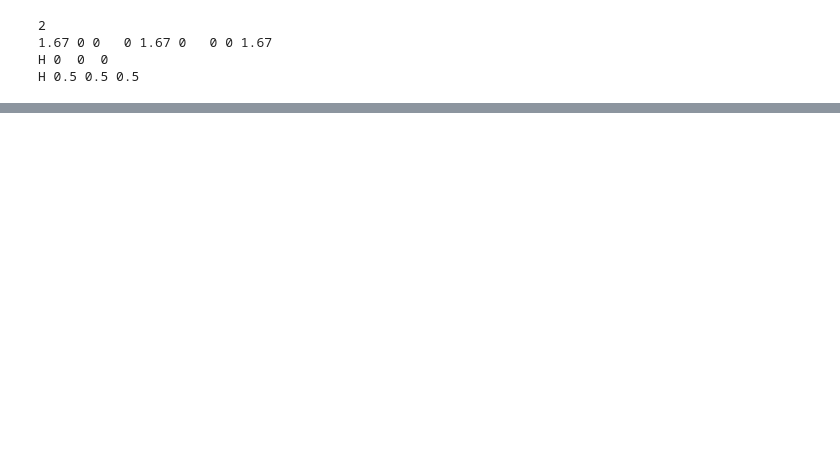
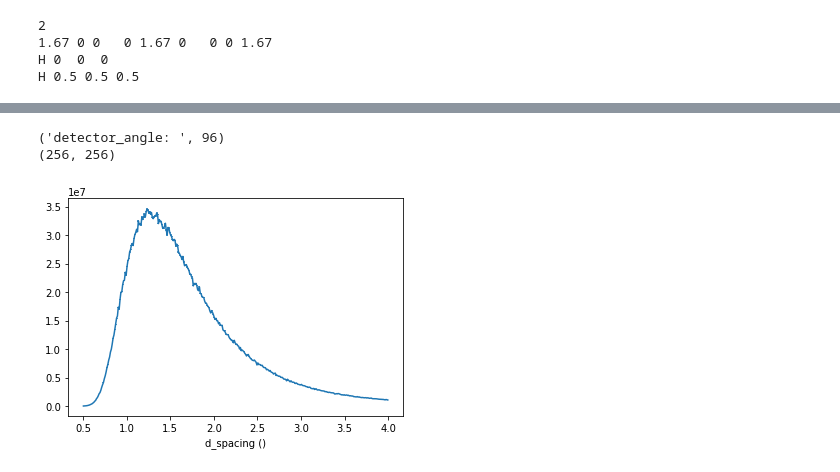
Before and after one commit to Fahima-Islam/HB3A_simulation, a Jupyter notebook: results/execution_and_visualization_of_results.ipynb, the cells around one changed output, grey strips where cells are left out. Cells and saved outputs as stored; diff of their text form; code cells hidden in the pictures; blank space fills up the shorter version.

```diff
--- a/results/execution_and_visualization_of_results.ipynb
+++ b/results/execution_and_visualization_of_results.ipynb
@@ -50,8 +55,8 @@ if not libpath in sys.path:
 # %%
 from COnversion_MCSTAStoMCVINE_file import mcstas2mcvine
 
-mcstas_file_name = 'neutrons_at_sample.dat'
-mcvine_file_name= 'neutrons_at_sample_mcvine.dat'
+mcstas_file_name = 'neutrons_at_sample_ncounts_1e7.dat'
+mcvine_file_name= 'neutrons_at_sample_HB3A_ncounts_1e7_mcvine.dat'
 Mcstas_file_path=os.path.join(parent_dir, 'results/{mcstas_file_name}'.format(mcstas_file_name=mcstas_file_name))
 McVine_file_path=os.path.join(parent_dir, 'results/{mcvine_file_name}'.format(mcvine_file_name=mcvine_file_name))
 
@@ -98,12 +119,21 @@ Image(url= "https://raw.githubusercontent.com/Fahima-Islam/HB3A_simulation/maste
 # %%
+scaterer_type_name = 'plastic_collimator'
+path_tosave_collimator_geometry = os.path.join(parent_dir, 'results')
+collimator_geo_file_Name = COLLIMATOR_GEOMETRY_FILE_NAME
+collimator_geo_file = os.path.join (path_tosave_collimator_geometry, collimator_geo_file_Name)
+
 import scattering_kernal_program as skp
 kernel_type = 'inelastic'
-scaterer_type_name = 'plastic_collimator'
+
 S_Q_E = "exp(-2.07*Q*Q/30.)"
 Q_min = "0./angstrom"
 Q_max = "15./angstrom"
 Energy_transfer = '-2.07*Q*Q'
+absorption_factor=0
+scattering_factor=1
+transmission_factor=3
 path_toSave_scateringKernel_file = os.path.join(parent_dir, 'results')
 
 skp.makeSKXML(kernel_type,path_toSave_scateringKernel_file, scaterer_type_name,
+              absorption=absorption_factor,scattering=scattering_factor,transmission=transmission_factor,
               E=Energy_transfer, S_Q_E=S_Q_E, Qmin=Q_min, Qmax=Q_max)
@@ -134,0 +194,49 @@ H 0.5 0.5 0.5
+# %%
+import optimizer as opt
+coll=opt.Optimizer()
+
+coll.parameters(    source_file = mcvine_file_name,
+                    beam_path='.',
+                    sample_path = '.',
+                    nexus_path = '.',
+                    result_path='.',
+                    param_names = ['coll_front_end_from_center', 'max_coll_len'],
+                    template =None,
+                    instrument_definition_file = detector_file_name,
+                    nodes=20,
+                    sampleassembly_fileName = sample_assembly_fileName,
+                    path_tosave_collimator_geometry = collimator_geo_file,
+                    collimator_detector_width = 126,
+                    collimator_detector_height = 340,
+                    min_channel_wall_thickness = 2,
+                    min_channel_size = 3.,
+                    horizontal_number_channels=15,
+                    vertical_number_channels=3,
+                    coll_front_end_from_center =500.,
+                    multiple_collimator = False,
+                    collimator_Nosupport = True,
+                    scad_flag = False,
+                    ncount=1e8,
+                    sourceTosample_x = 0.0,
+                    sourceTosample_y = 0.0,
+                    sourceTosample_z = 0.0,
+                    angleMons = [96, 135] ,
+                    collimator_angles= collimator_angle[0],
+                    max_coll_len = 298,
+                    wall_size =2.,
+                    sampleTodetector_z=[sampleTodetector_z, sampleTodetector_z],
+                    detector_width=[det_xwidth,det_xwidth], detector_height=[det_yheight, det_yheight],
+                    number_pixels_in_height=[number_pixels_x, number_pixels_x],
+                    number_pixels_in_width=[number_pixels_y, number_pixels_y],
+                    number_of_box_in_height=[1,1],
+                    number_of_box_in_width=[1,1], masking = False,
+                    binning=[0.5, 0.01, 4.],number_of_detectors= 1
+                    )
+
+instr = os.path.join(parent_dir, 'source_code/myinstrument_multipleDetectors.py')
+wavelength_collimator = coll.diffraction_pattern_calculation (params=[500, 298],
+                                                              instr=instr)
+# %% [output]
+('detector_angle: ', 96)
+(256, 256)
+[figure, added]
```
Also changed, not shown: parts of 27 cells of this notebook.
